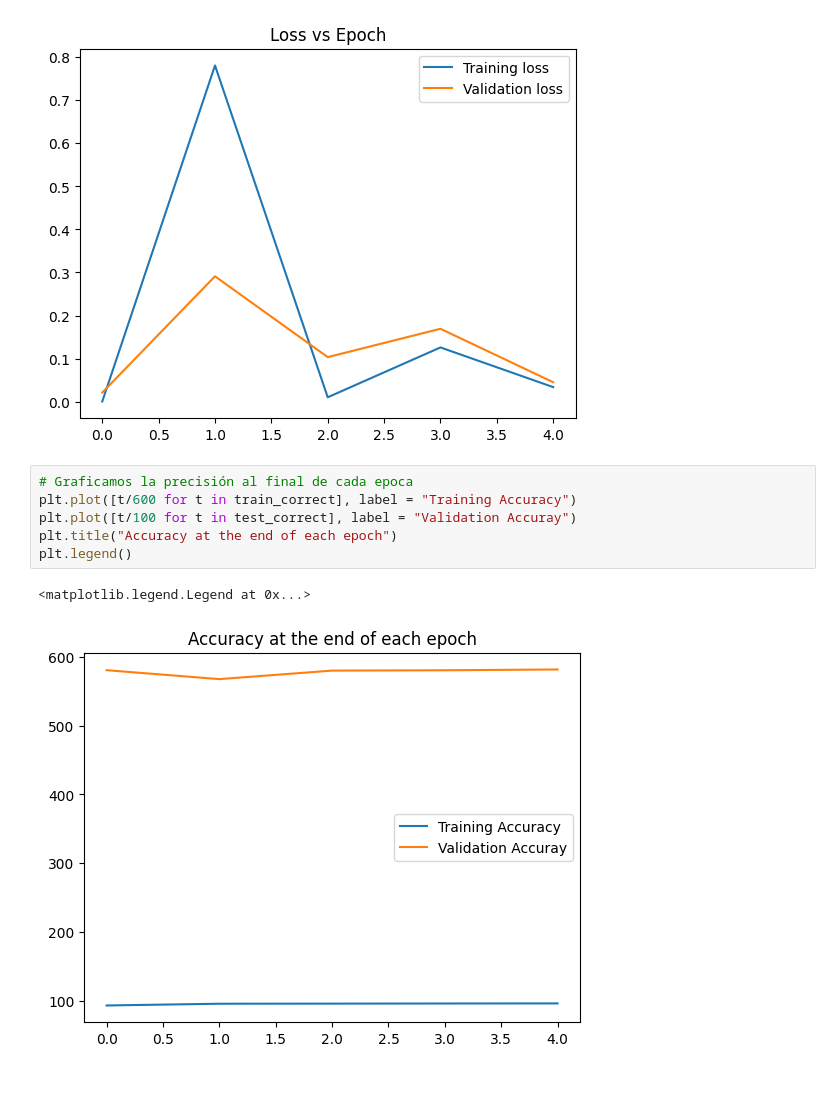
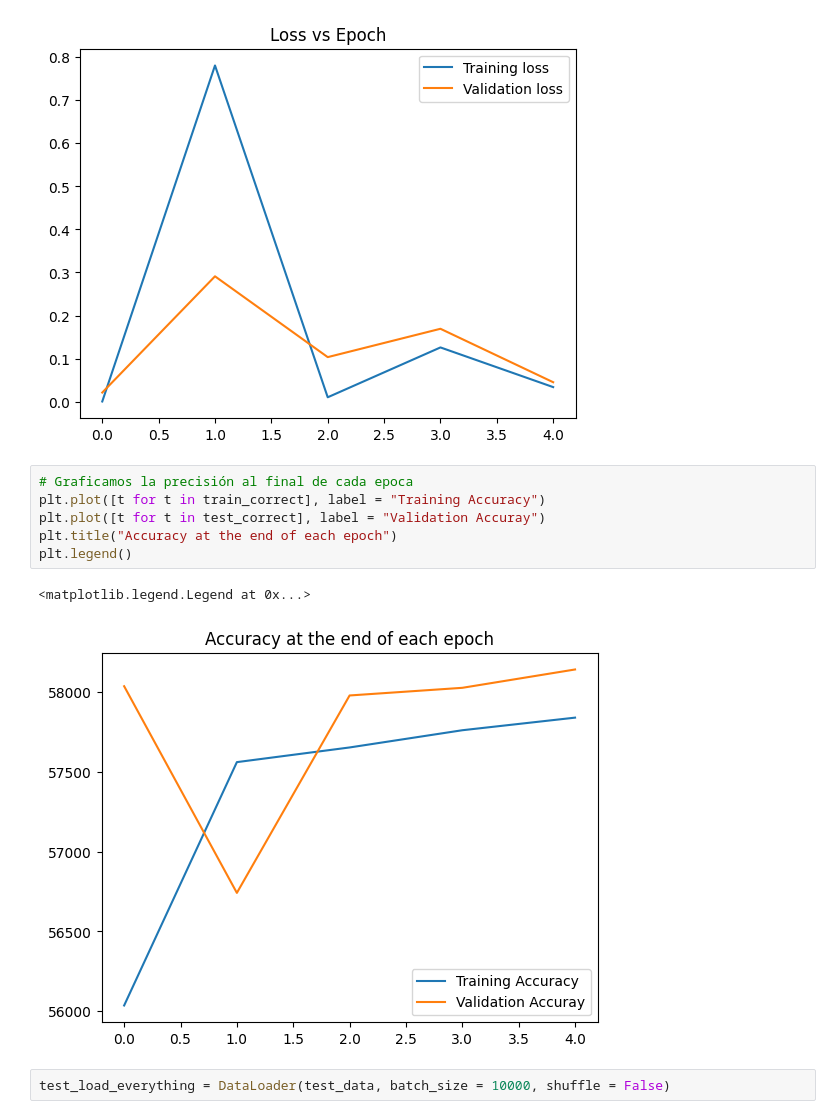
Before and after one commit to MVFran/CNN_GeoMorph, a Jupyter notebook: RedNeuronalConvolucional.ipynb, the cells around one changed output. Drawn from its saved outputs; the diff is of its cells as text; blank space fills up the shorter version.

```diff
--- a/RedNeuronalConvolucional.ipynb
+++ b/RedNeuronalConvolucional.ipynb
@@ -236,10 +236,12 @@ plt.legend()
 [figure]
 # %%
 # Graficamos la precisión al final de cada epoca
-plt.plot([t/600 for t in train_correct], label = "Training Accuracy")
-plt.plot([t/100 for t in test_correct], label = "Validation Accuray")
+plt.plot([t for t in train_correct], label = "Training Accuracy")
+plt.plot([t for t in test_correct], label = "Validation Accuray")
 plt.title("Accuracy at the end of each epoch")
 plt.legend()
 # %% [output]
 <matplotlib.legend.Legend at 0x...>
-[figure, old version]
+[figure, new version]
+# %%
+test_load_everything = DataLoader(test_data, batch_size = 10000, shuffle = False)
```
Also changed, not shown: parts of 11 cells of this notebook.
